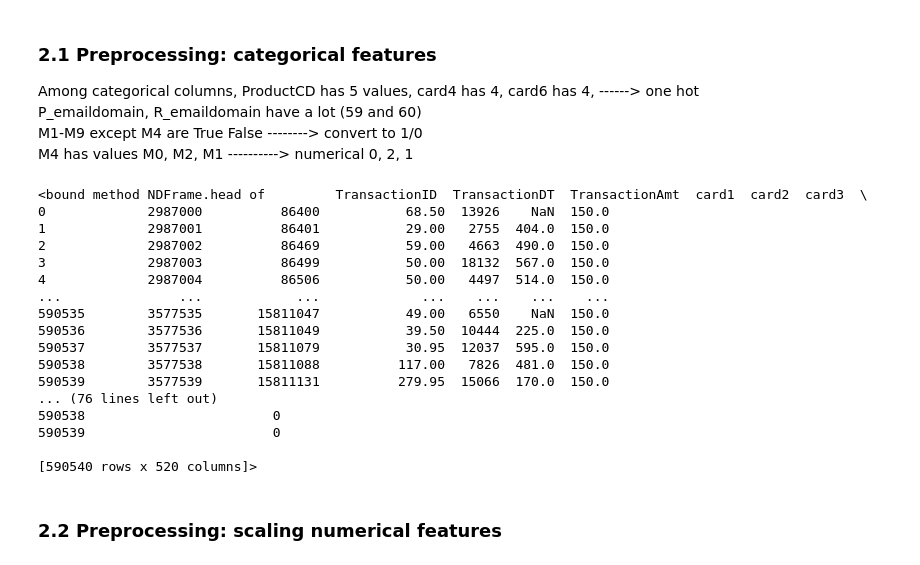
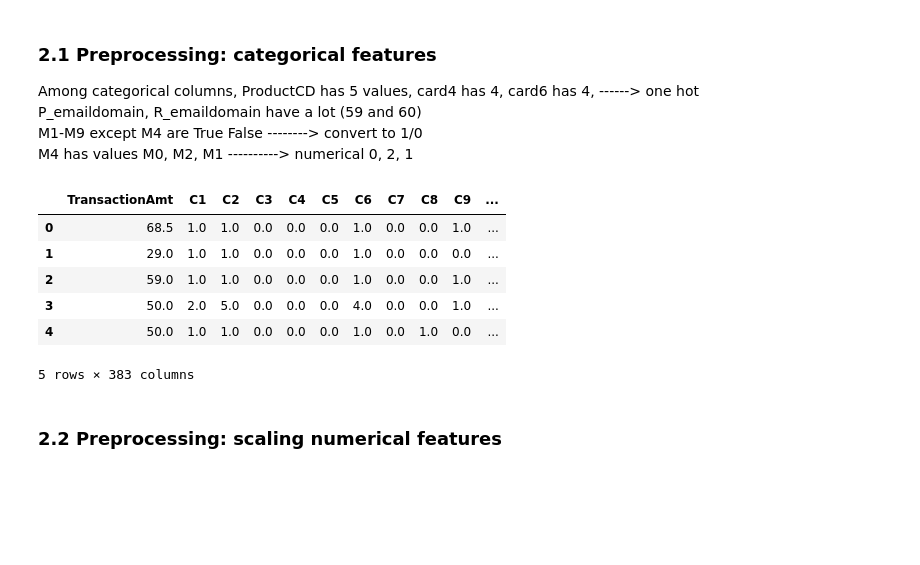
Before and after one commit to yang3410/random_projects, a Jupyter notebook: FraudTest.ipynb, the cells around one changed output. Drawn from its saved outputs; the diff is of its cells as text; code cells hidden in the pictures; blank space fills up the shorter version.

```diff
--- a/FraudTest.ipynb
+++ b/FraudTest.ipynb
@@ -80,11 +190,9 @@ For numerical, normalize.
 data_label = data.isFraud
 data_features = data.drop(columns=['isFraud'])
 
-# Numerical columns
-num_cols = data_features.select_dtypes(include=['int64', 'float64']).columns.tolist()
-print("Numerical columns:", num_cols)
-
-# Categorical columns
-cat_cols = data_features.select_dtypes(include=['object', 'category']).columns.tolist()
-print("Categorical columns:", cat_cols)
+# since TransactionDT is an important feature that separates train and test data, it shouldn't be part of training.
+# TransactionID is just index
+columns_remove = ['TransactionID', 'TransactionDT', 'card1', 'card2', 'card3', 'card4', 'card5', 'card6', 'P_emaildomain', 'R_emaildomain', 'addr1', 'addr2', 'dist1', 'dist2']
+columns_reduced = [c for c in data_features.columns if c not in columns_remove]
+data_features = data_features[columns_reduced]
 # %% [output]
@@ -104,32 +222,22 @@ features_expanded = data_features.copy()
 # %%
 for col in cat_cols:
     if col[0] == 'M':
         if col[1] != 4:
             features_expanded[col] = features_expanded[col].map({'T': 1, 'F': 0})
         else:
             features_expanded[col] = features_expanded[col].map({'M0': 0, 'M1': 1, 'M2':2})
     else:
         features_expanded = pd.get_dummies(features_expanded, columns=[col], dtype=int)
 
-features_expanded.head
+features_expanded.head()
 # %% [output]
+|  | TransactionAmt | C1 | C2 | C3 | C4 | C5 | C6 | C7 | C8 | C9 | ... |
+| 0 | 68.5 | 1.0 | 1.0 | 0.0 | 0.0 | 0.0 | 1.0 | 0.0 | 0.0 | 1.0 | ... |
+| 1 | 29.0 | 1.0 | 1.0 | 0.0 | 0.0 | 0.0 | 1.0 | 0.0 | 0.0 | 0.0 | ... |
+| 2 | 59.0 | 1.0 | 1.0 | 0.0 | 0.0 | 0.0 | 1.0 | 0.0 | 0.0 | 1.0 | ... |
+| 3 | 50.0 | 2.0 | 5.0 | 0.0 | 0.0 | 0.0 | 4.0 | 0.0 | 0.0 | 1.0 | ... |
+| 4 | 50.0 | 1.0 | 1.0 | 0.0 | 0.0 | 0.0 | 1.0 | 0.0 | 1.0 | 0.0 | ... |
-<bound method NDFrame.head of         TransactionID  TransactionDT  TransactionAmt  card1  card2  card3  \
-0             2987000          86400           68.50  13926    NaN  150.0
-1             2987001          86401           29.00   2755  404.0  150.0
-2             2987002          86469           59.00   4663  490.0  150.0
-3             2987003          86499           50.00  18132  567.0  150.0
-4             2987004          86506           50.00   4497  514.0  150.0
-...               ...            ...             ...    ...    ...    ...
-590535        3577535       15811047           49.00   6550    NaN  150.0
-590536        3577536       15811049           39.50  10444  225.0  150.0
-590537        3577537       15811079           30.95  12037  595.0  150.0
-590538        3577538       15811088          117.00   7826  481.0  150.0
-590539        3577539       15811131          279.95  15066  170.0  150.0
-... (76 lines left out)
-590538                        0
-590539                        0
-
-[590540 rows x 520 columns]>
+5 rows × 383 columns
 # %% [markdown]
 ### 2.2 Preprocessing: scaling numerical features
 # %%
```
Also changed, not shown: parts of 28 cells of this notebook.
